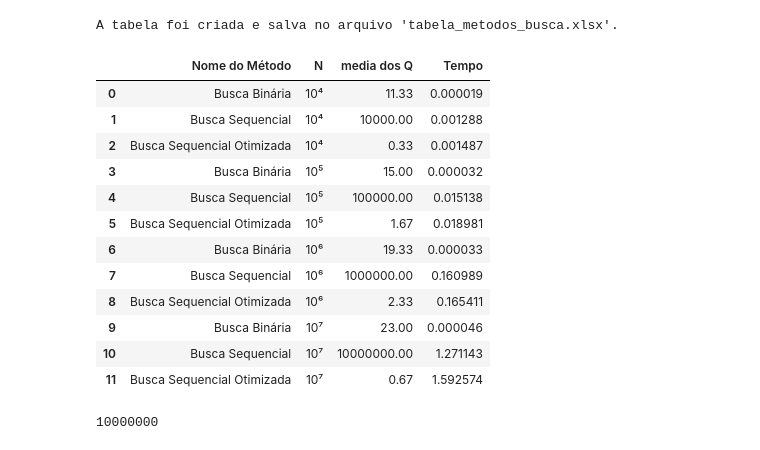
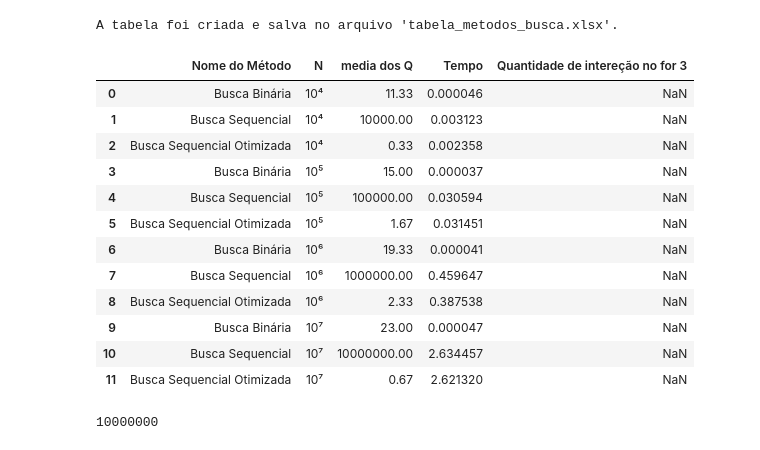
Before and after one commit to reidnersousa/IFB_Analise_Algoritmo_2024, a Jupyter notebook: Analise_Algoritmo_busca.ipynb, the cells around one changed output. Saved outputs shown, nothing was run; the diff lists cells and outputs as text; code cells hidden in the pictures.

```diff
--- a/Analise_Algoritmo_busca.ipynb
+++ b/Analise_Algoritmo_busca.ipynb
@@ -332,46 +318,48 @@ sheet['D1'] = 'Tempo'
 sheet['D2'] = manager.resultado_busca_binaria[0]
 sheet['D3'] = manager.resultado_busca_sequencial[0]
 sheet['D4'] = manager.resultado_sequencial_otimizado[0]
 
 sheet['D5'] = manager.resultado_busca_binaria[1]
 sheet['D6'] = manager.resultado_busca_sequencial[1]
 sheet['D7'] = manager.resultado_sequencial_otimizado[1]
 
 
 sheet['D8'] = manager.resultado_busca_binaria[2]
 sheet['D9'] = manager.resultado_busca_sequencial[2]
 sheet['D10'] = manager.resultado_sequencial_otimizado[2]
 
 
 
 sheet['D11'] = manager.resultado_busca_binaria[3]
 sheet['D12'] = manager.resultado_busca_sequencial[3]
 sheet['D13'] = manager.resultado_sequencial_otimizado[3]
 
+sheet['E1']= 'Quantidade de intereção no for '+str(manager.QTD_REPETICAO_FOR)
+
 # Salve o arquivo
 nome_arquivo = 'tabela_metodos_busca.xlsx'
 workbook.save(nome_arquivo)
 
 print(f"A tabela foi criada e salva no arquivo '{nome_arquivo}'.")
 import pandas as pd
 
 excel = pd.read_excel('tabela_metodos_busca.xlsx')
 excel
 # %% [output]
 A tabela foi criada e salva no arquivo 'tabela_metodos_busca.xlsx'.
-|  | Nome do Método | N | media dos Q | Tempo |
-| 0 | Busca Binária | 10⁴ | 11.33 | 0.000019 |
-| 1 | Busca Sequencial | 10⁴ | 10000.00 | 0.001288 |
-| 2 | Busca Sequencial Otimizada | 10⁴ | 0.33 | 0.001487 |
-| 3 | Busca Binária | 10⁵ | 15.00 | 0.000032 |
-| 4 | Busca Sequencial | 10⁵ | 100000.00 | 0.015138 |
-| 5 | Busca Sequencial Otimizada | 10⁵ | 1.67 | 0.018981 |
-| 6 | Busca Binária | 10⁶ | 19.33 | 0.000033 |
-| 7 | Busca Sequencial | 10⁶ | 1000000.00 | 0.160989 |
-| 8 | Busca Sequencial Otimizada | 10⁶ | 2.33 | 0.165411 |
-| 9 | Busca Binária | 10⁷ | 23.00 | 0.000046 |
-| 10 | Busca Sequencial | 10⁷ | 10000000.00 | 1.271143 |
-| 11 | Busca Sequencial Otimizada | 10⁷ | 0.67 | 1.592574 |
+|  | Nome do Método | N | media dos Q | Tempo | Quantidade de intereção no for 3 |
+| 0 | Busca Binária | 10⁴ | 11.33 | 0.000046 | NaN |
+| 1 | Busca Sequencial | 10⁴ | 10000.00 | 0.003123 | NaN |
+| 2 | Busca Sequencial Otimizada | 10⁴ | 0.33 | 0.002358 | NaN |
+| 3 | Busca Binária | 10⁵ | 15.00 | 0.000037 | NaN |
+| 4 | Busca Sequencial | 10⁵ | 100000.00 | 0.030594 | NaN |
+| 5 | Busca Sequencial Otimizada | 10⁵ | 1.67 | 0.031451 | NaN |
+| 6 | Busca Binária | 10⁶ | 19.33 | 0.000041 | NaN |
+| 7 | Busca Sequencial | 10⁶ | 1000000.00 | 0.459647 | NaN |
+| 8 | Busca Sequencial Otimizada | 10⁶ | 2.33 | 0.387538 | NaN |
+| 9 | Busca Binária | 10⁷ | 23.00 | 0.000047 | NaN |
+| 10 | Busca Sequencial | 10⁷ | 10000000.00 | 2.634457 | NaN |
+| 11 | Busca Sequencial Otimizada | 10⁷ | 0.67 | 2.621320 | NaN |
 # %%
 print(10**7)
 # %% [output]
```
Also changed, not shown: parts of 3 cells of this notebook.
